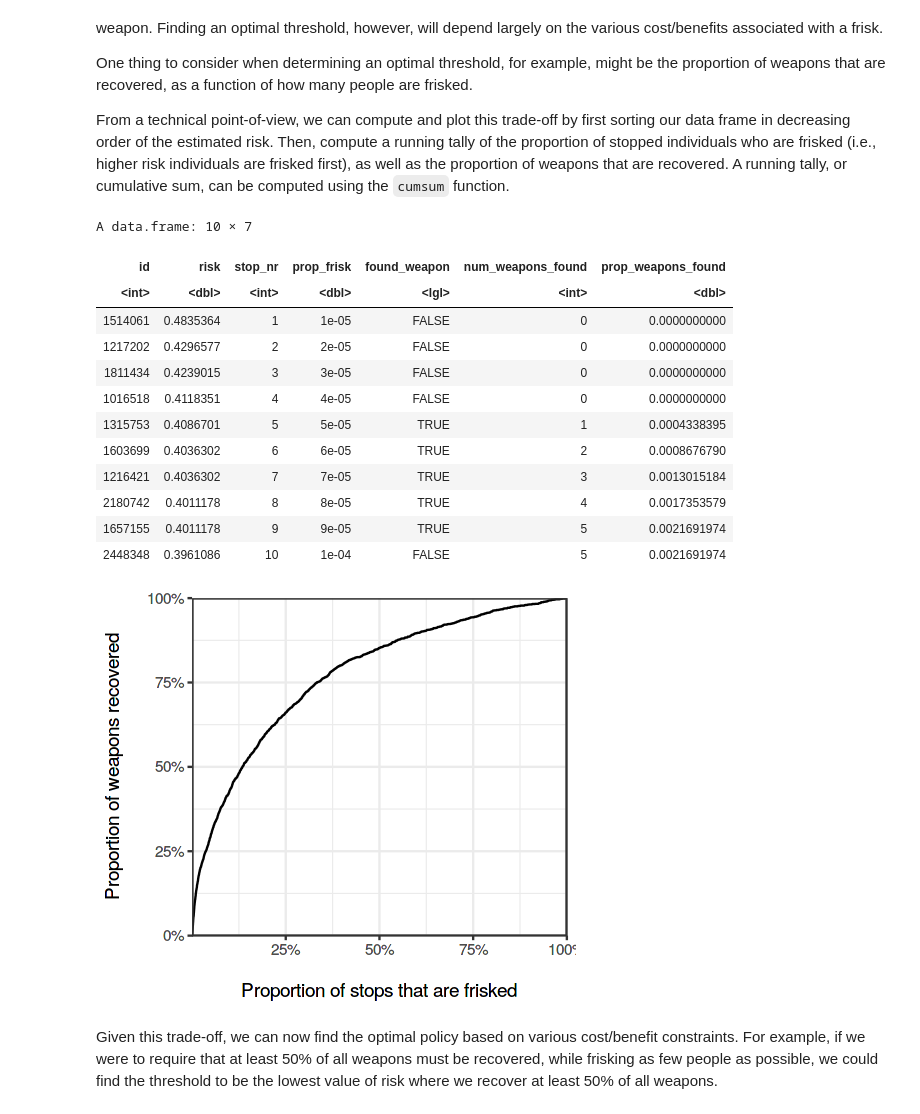
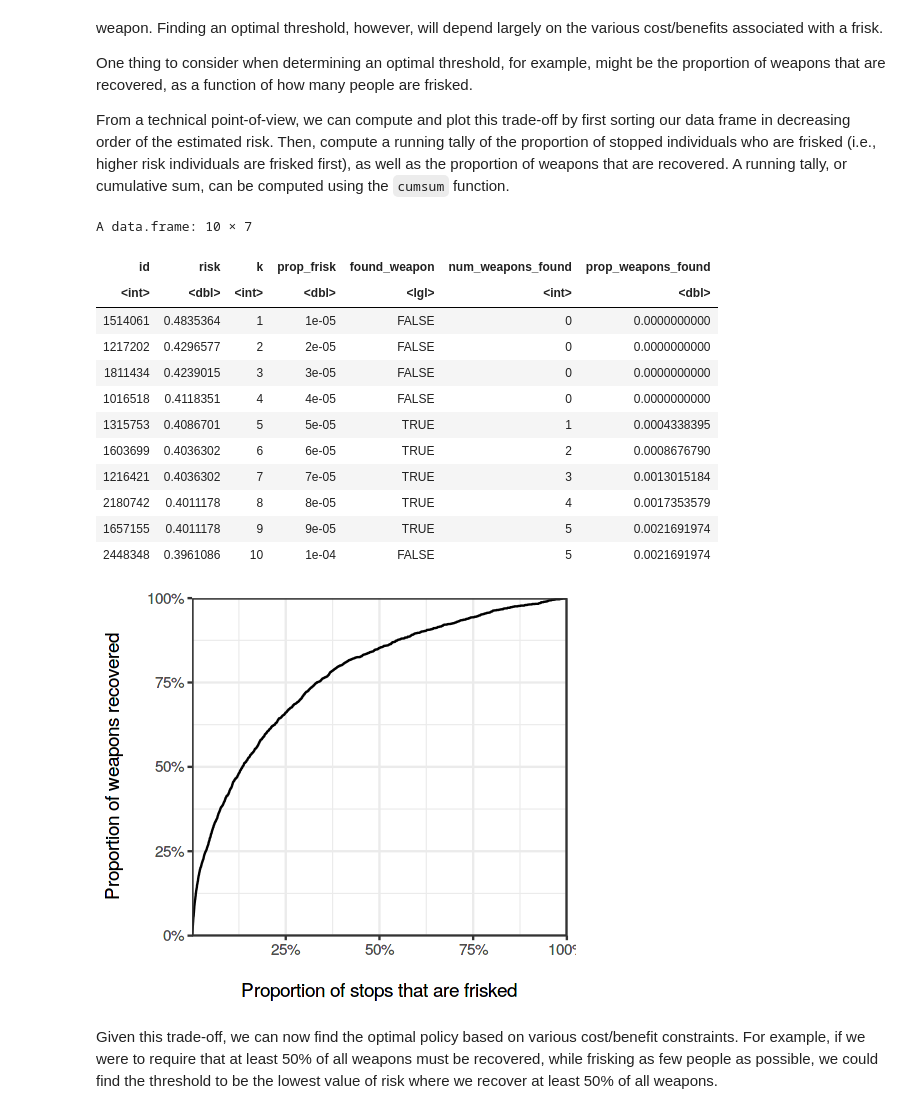
Before and after one commit to stanford-policylab/mse125, a Jupyter notebook: week_6/logistic-answers.ipynb, the cells around one changed output. Drawn from its saved outputs; the diff is of its cells as text; code cells hidden in the pictures.

```diff
--- a/week_6/logistic-answers.ipynb
+++ b/week_6/logistic-answers.ipynb
@@ -554,36 +613,49 @@ a running tally of the proportion of stopped individuals who are frisked (i.e.,
 higher risk individuals are frisked first), as well as the proportion of weapons
 that are recovered.
 A running tally, or cumulative sum, can be computed using the `cumsum` function.
+# %%
+# Your code here!
+
+# Calculate
+# prop_frisk: proportion of people frisked by frisking k individuals
+# num_weapons_found: number of total weaspons found by frisking the top k riskest individuals
+# prop_weapons_found: proportion of total weaspons found by frisking the top k riskest individuals
+# with k ranging from 1 to all people in the dataset
+
+# START solution
+
+stops <- stops %>%
+  arrange(desc(risk)) %>%
+  mutate(
+    # n() is the number of rows in the data frame (i.e., the total nr of stops)
+    k = 1:n(),
+    # We "frisk" the riskiest people first, i.e., from top to bottom
+    prop_frisk = k / n(),
+    # calculate running sum of weapons found with each additional stop
+    num_weapons_found = cumsum(found_weapon),
+    prop_weapons_found = num_weapons_found/sum(found_weapon)
+  )
+
+
+# END solution
 # %%
-stops <- stops %>%
-  arrange(desc(risk)) %>%
-  mutate(
-    # n() is the number of rows in the data frame (i.e., the total nr of stops)
-    stop_nr = 1:n(),
-    # We "frisk" the riskiest people first, i.e., from top to bottom
-    prop_frisk = stop_nr / n(),
-    # calculate running sum of weapons found with each additional stop
-    num_weapons_found = cumsum(found_weapon),
-    prop_weapons_found = num_weapons_found/sum(found_weapon)
-  )
-
 # let's inspect our newly created columns
 head(stops %>%
-       select(id, risk, stop_nr, prop_frisk, found_weapon, num_weapons_found, prop_weapons_found),
+       select(id, risk, k, prop_frisk, found_weapon, num_weapons_found, prop_weapons_found),
      n=10)
 
 tradeoff_plot <- ggplot(stops, aes(x = prop_frisk, y = prop_weapons_found)) +
   geom_line() +
   scale_x_continuous("\nProportion of stops that are frisked",
                      labels = scales::percent_format(1),
                      expand = c(0, 0)) +
   scale_y_continuous("Proportion of weapons recovered\n",
                      labels = scales::percent_format(1),
                      expand = c(0, 0))
 tradeoff_plot
 # %% [output]
 A data.frame: 10 × 7
-| id | risk | stop_nr | prop_frisk | found_weapon | num_weapons_found | prop_weapons_found |
+| id | risk | k | prop_frisk | found_weapon | num_weapons_found | prop_weapons_found |
 | <int> | <dbl> | <int> | <dbl> | <lgl> | <int> | <dbl> |
 | 1514061 | 0.4835364 | 1 | 1e-05 | FALSE | 0 | 0.0000000000 |
 | 1217202 | 0.4296577 | 2 | 2e-05 | FALSE | 0 | 0.0000000000 |
```
Also changed, not shown: parts of 12 cells of this notebook, 1 other file.
